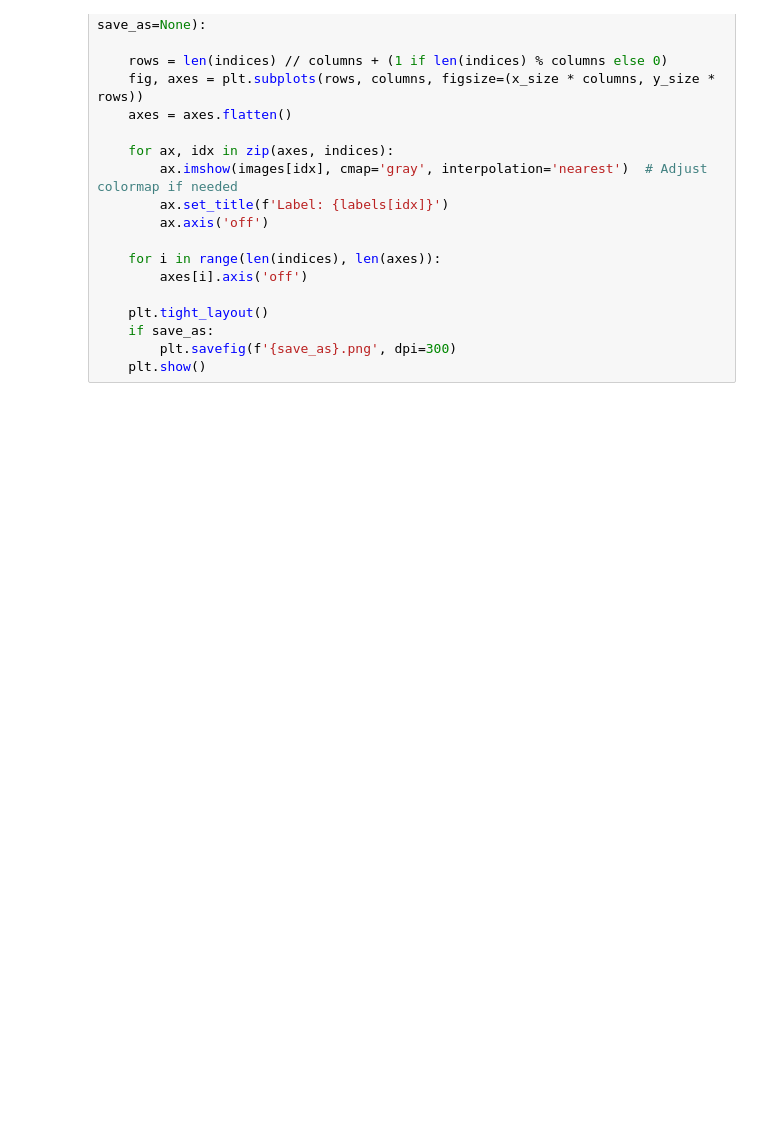
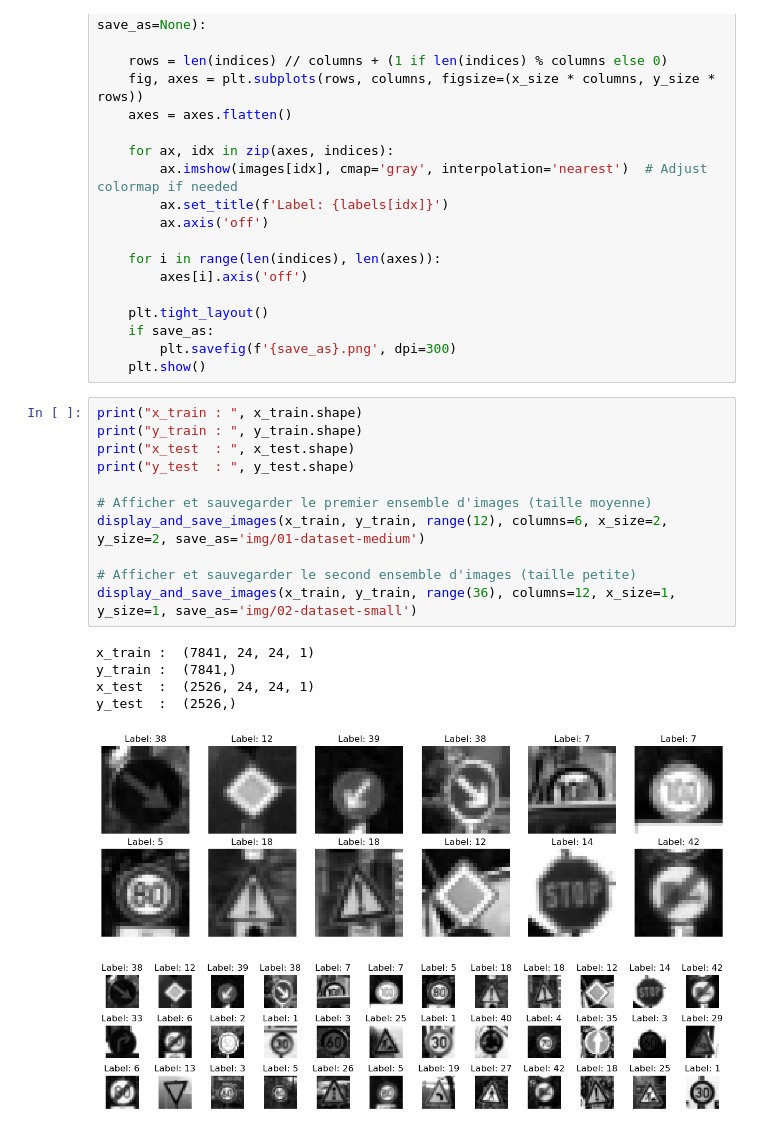
Before and after one commit to JulesUSG15/Apprentissage-Panneaux, a Jupyter notebook: First_Convolutions.ipynb, the cells around one changed output. Cells and saved outputs as stored; diff of their text form; blank space fills up the shorter version.

```diff
--- a/First_Convolutions.ipynb
+++ b/First_Convolutions.ipynb
@@ -117,3 +117,21 @@ def display_and_save_images(images, labels, indices, columns, x_size, y_size, sa
     if save_as:
         plt.savefig(f'{save_as}.png', dpi=300)
     plt.show()
+# %%
+print("x_train : ", x_train.shape)
+print("y_train : ", y_train.shape)
+print("x_test  : ", x_test.shape)
+print("y_test  : ", y_test.shape)
+
+# Afficher et sauvegarder le premier ensemble d'images (taille moyenne)
+display_and_save_images(x_train, y_train, range(12), columns=6, x_size=2, y_size=2, save_as='img/01-dataset-medium')
+
+# Afficher et sauvegarder le second ensemble d'images (taille petite)
+display_and_save_images(x_train, y_train, range(36), columns=12, x_size=1, y_size=1, save_as='img/02-dataset-small')
+# %% [output]
+x_train :  (7841, 24, 24, 1)
+y_train :  (7841,)
+x_test  :  (2526, 24, 24, 1)
+y_test  :  (2526,)
+[figure, added]
+[figure, added]
```
Also changed, not shown: parts of 12 cells of this notebook, 7 other files.
